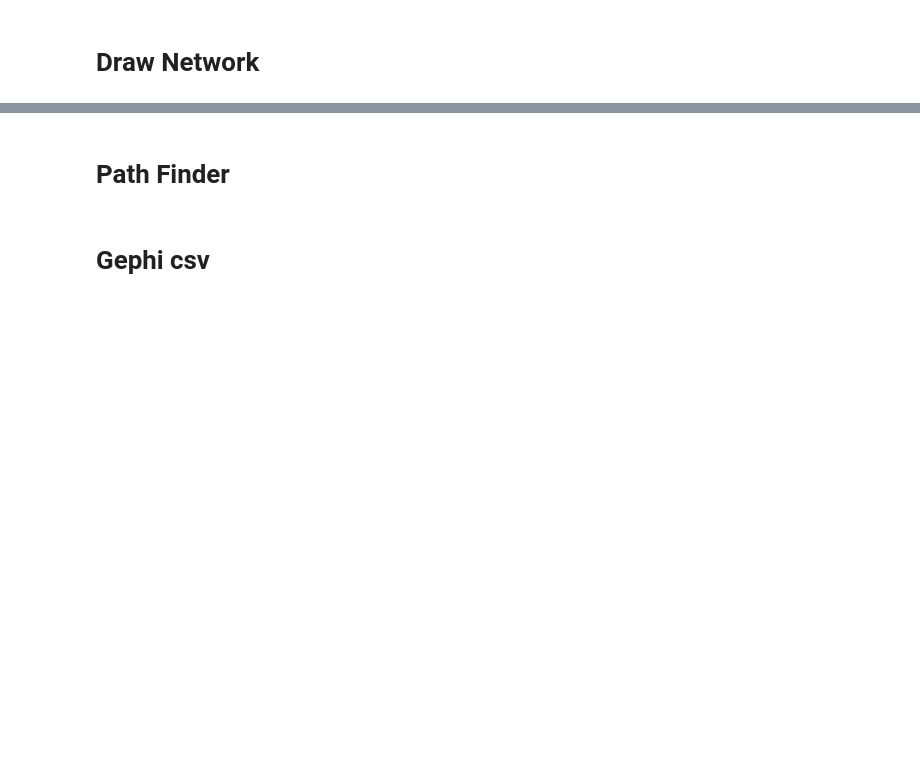
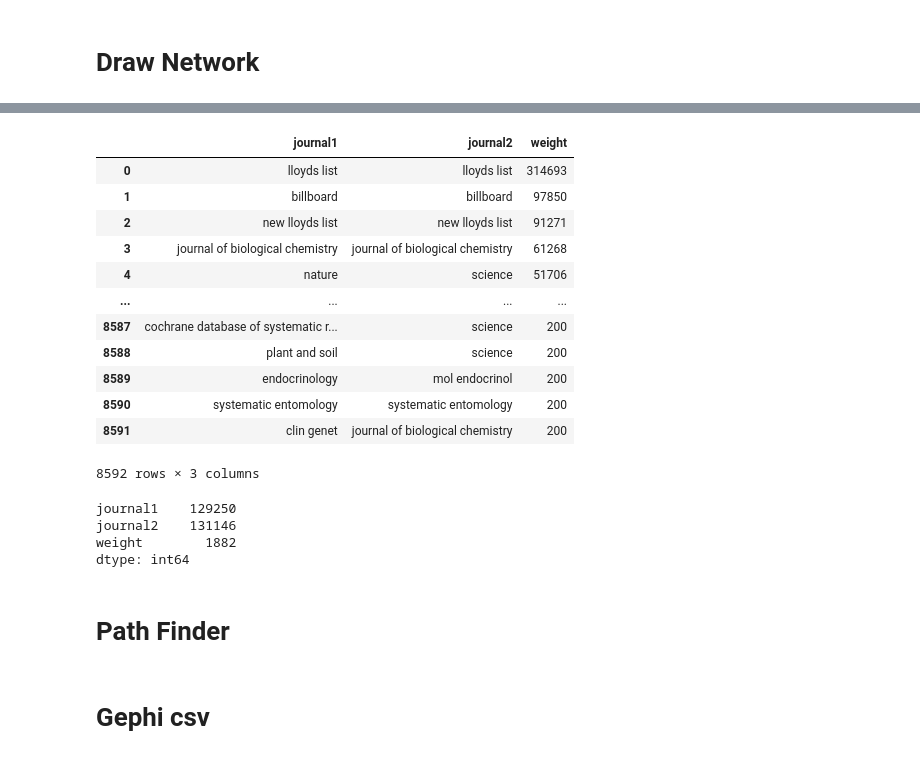
Before and after one commit to stepkurniawan/network-analysis-wikipedia-journals, a Jupyter notebook: codes/2_Data_preparation.ipynb, the cells around one changed output, grey strips where cells are left out. Cells and saved outputs as stored; diff of their text form; code cells hidden in the pictures; blank space fills up the shorter version.

```diff
--- a/codes/2_Data_preparation.ipynb
+++ b/codes/2_Data_preparation.ipynb
@@ -222,6 +154,25 @@ df3.to_csv(r'df3__full_weights.csv')
 # %%
-df3 = df3[df3.weight>=200]
+df3 = df2[df2.weight>=200]
 df3
+# %% [output]
+|  | journal1 | journal2 | weight |
+| 0 | lloyds list | lloyds list | 314693 |
+| 1 | billboard | billboard | 97850 |
+| 2 | new lloyds list | new lloyds list | 91271 |
+| 3 | journal of biological chemistry | journal of biological chemistry | 61268 |
+| 4 | nature | science | 51706 |
+| ... | ... | ... | ... |
+| 8587 | cochrane database of systematic r... | science | 200 |
+| 8588 | plant and soil | science | 200 |
+| 8589 | endocrinology | mol endocrinol | 200 |
+| 8590 | systematic entomology | systematic entomology | 200 |
+| 8591 | clin genet | journal of biological chemistry | 200 |
+8592 rows × 3 columns
 # %%
-df3.nunique()
+df2.nunique()
+# %% [output]
+journal1    129250
+journal2    131146
+weight        1882
+dtype: int64
 # %%
```
Also changed, not shown: parts of 23 cells of this notebook, 3 other files.
